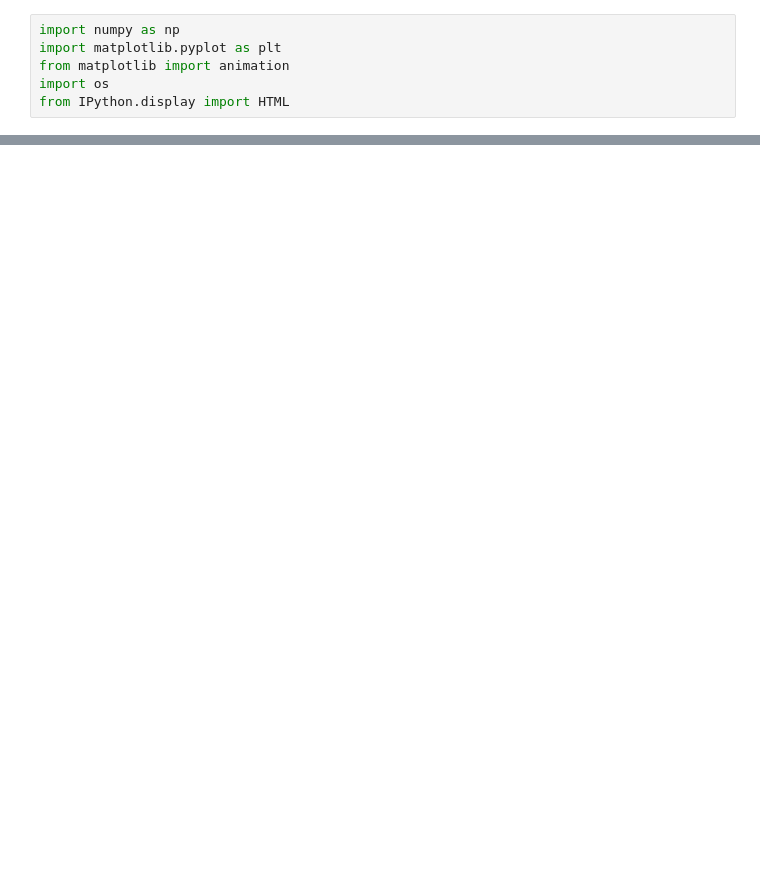
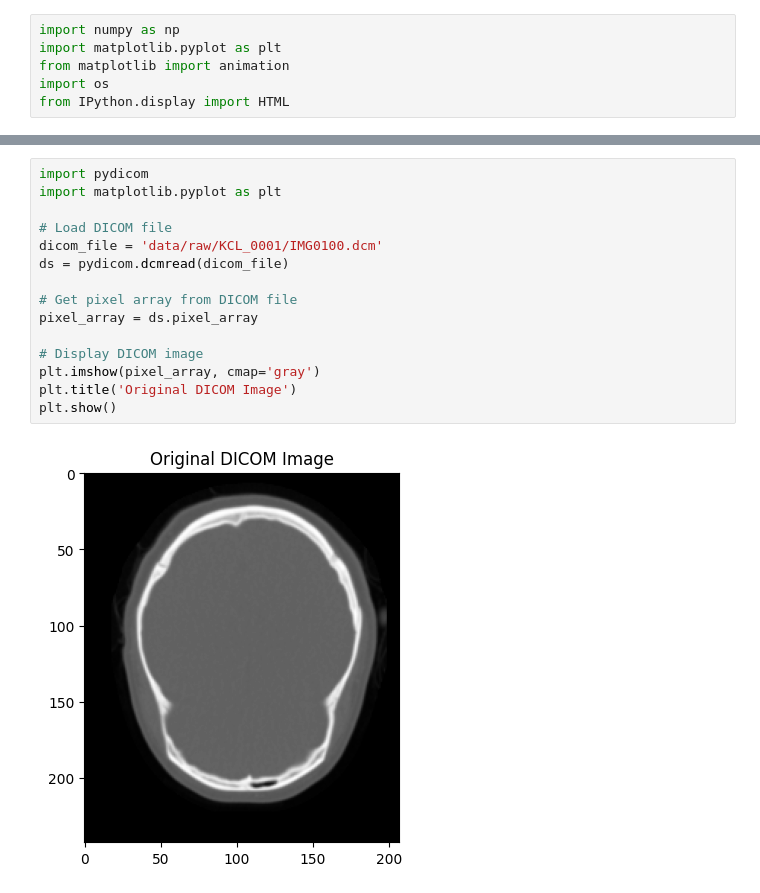
Before and after one commit to jaredtanzd/MLOps, a Jupyter notebook: check_output_resampling.ipynb, the cells around one changed output, grey strips where cells are left out. Cells and saved outputs as stored; diff of their text form; blank space fills up the shorter version.

```diff
--- a/check_output_resampling.ipynb
+++ b/check_output_resampling.ipynb
@@ -54,0 +86,17 @@ if __name__ == "__main__":
+# %%
+import pydicom
+import matplotlib.pyplot as plt
+
+# Load DICOM file
+dicom_file = 'data/raw/KCL_0001/IMG0100.dcm'
+ds = pydicom.dcmread(dicom_file)
+
+# Get pixel array from DICOM file
+pixel_array = ds.pixel_array
+
+# Display DICOM image
+plt.imshow(pixel_array, cmap='gray')
+plt.title('Original DICOM Image')
+plt.show()
+# %% [output]
+[figure, added]
```
Also changed, not shown: parts of 7 cells of this notebook, 36 other files.
